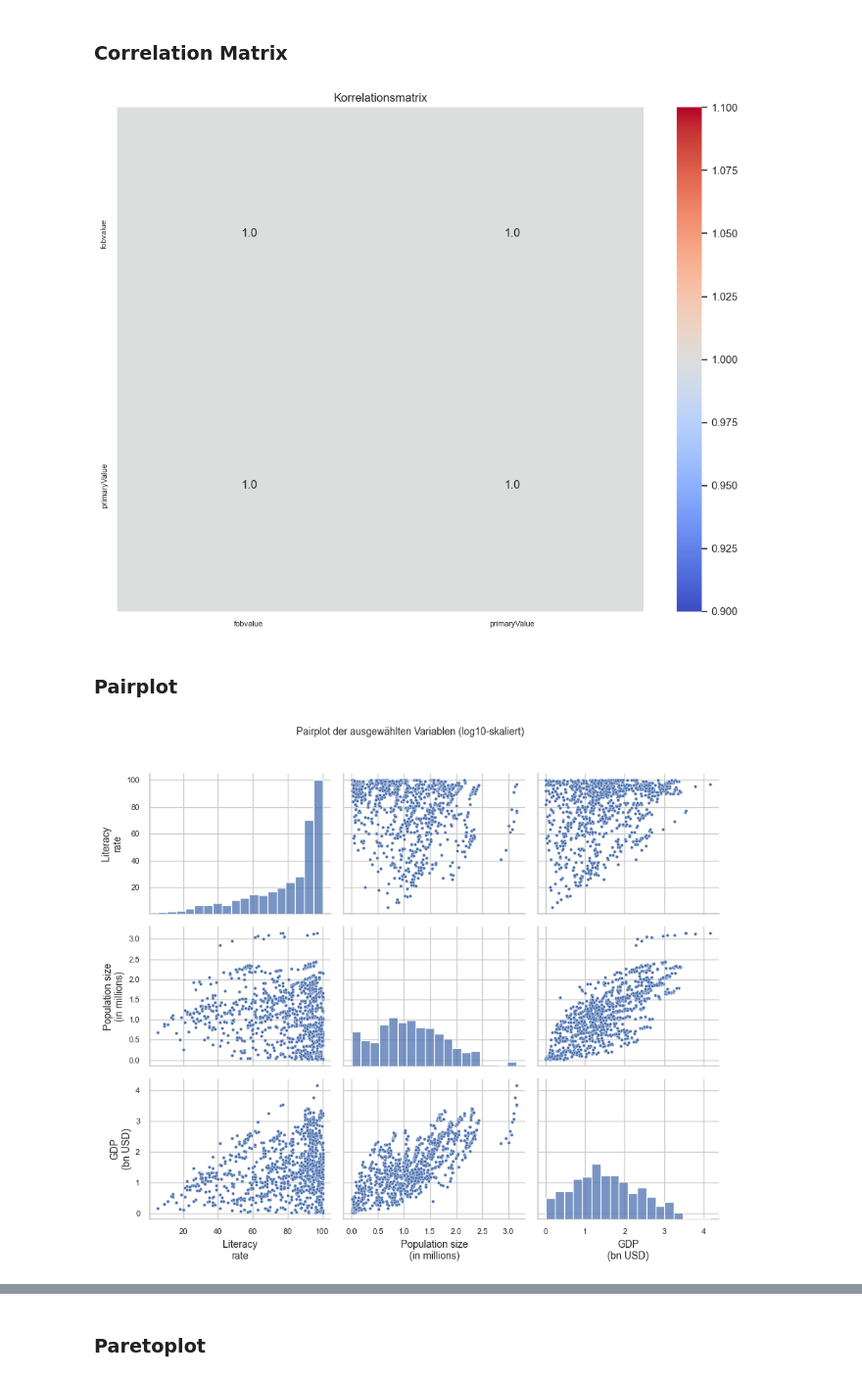
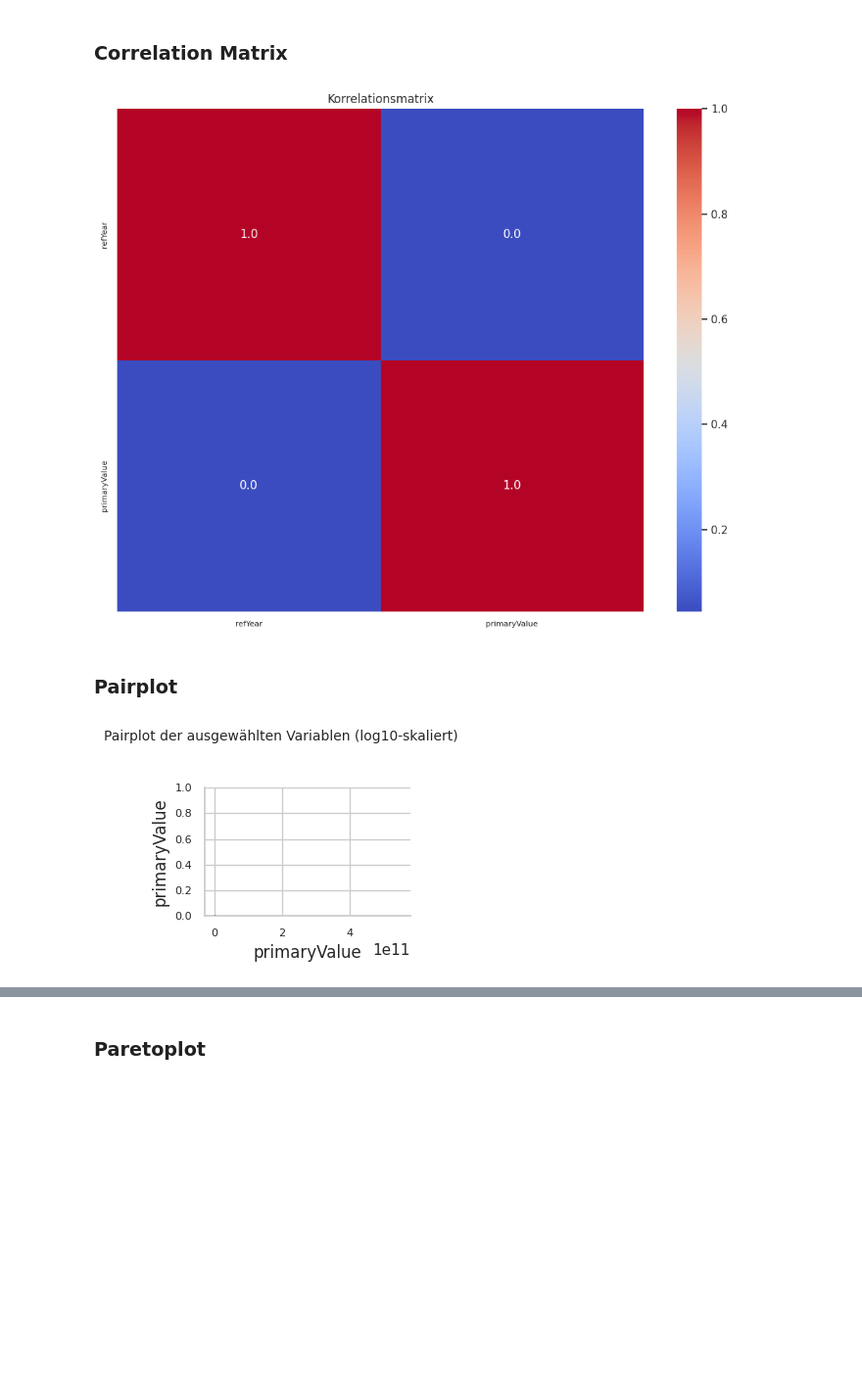
Before and after one commit to PaulJuVo/Data-Mining-SS25, a Jupyter notebook: notebooks/trade_data.ipynb, the cells around one changed output, grey strips where cells are left out. Shown at 98% size. Drawn from its saved outputs; the diff is of its cells as text; code cells hidden in the pictures; blank space fills up the shorter version.

Commit message:
Trade_Daten_1 analysiert

```diff
--- a/notebooks/trade_data.ipynb
+++ b/notebooks/trade_data.ipynb
@@ -24,10 +24,8 @@ from matplotlib.patches import Patch
 ## Indicators
 # %%
 # Dateien einlesen
-part1 = pd.read_excel("../data/un_comtrade/trade_data.xlsx", sheet_name="Sheet1")
+df_trade = pd.read_excel("../data/un_comtrade/trade_data_all_hs.xlsx", sheet_name="Sheet1")
 
-# Zusammenführen
-year_df_combined = part1
-year_df_combined
+df_trade.head()
 # %% [output]
 |  | typeCode | freqCode | refPeriodId | refYear | refMonth | period | reporterCode | reporterISO | reporterDesc | ... |
@@ -71,15 +63,11 @@ desired_columns = [
     'refYear',
     'reporterISO',
     'reporterDesc',
-    'cifvalue',
-    'fobvalue',
     'primaryValue',
-    'flowDesc',
-    'cmdCode',
 ]
 
 # Nur die ersten 4 Spalten und die gewünschten behalten
-df_filtered = year_df_combined[desired_columns]
+df_filtered = df_trade[desired_columns]
 df = df_filtered
 # %% [markdown]
 ## Initial Data Analysis (IDA)
@@ -177,5 +149,5 @@ df.describe(include='all').T
 # %% [markdown]
 ## Delete Import
 # %%
-df = df[df['flowDesc'] != 'Import']
-df.describe(include='all').T
+#df = df[df['flowDesc'] != 'Import']
+# df.describe(include='all').T
@@ -231,6 +203,6 @@ Visually: histograms
 # %%
 
 # Kategorische Daten als "category" casten
-categorical_columns = ['refYear','reporterISO','reporterDesc','flowDesc','cmdCode']
+categorical_columns = ['reporterISO','reporterDesc']
 for col in categorical_columns:
     df[col] = df[col].astype('category')
@@ -271,7 +253,7 @@ for col in num_cols:
 ### Correlation Matrix
 # %%
 
-df_filtered = df.drop(columns=["cifvalue"])
+#df_filtered = df.drop(columns=["cifvalue"])
 
 # Numerische Spalten auswählen, aber 'index' und 'Year' ausschließen
 exclude_cols = ['index', 'Year']
@@ -289,51 +271,48 @@ plt.tight_layout()
 plt.savefig('korrelationsmatrix.png', dpi=600)
 plt.show()
 # %% [output]
-[figure, old version]
+[figure, new version]
 # %% [markdown]
 ### Pairplot
 # %%
+# macht kein sinn, weil nur ein wert
 # Drei ausgewählte Variablen
 selected_cols = [
-    'Literacy rate',
-    'Population size in millions',
-    'Gross Domestic Product billions of U.S. dollars'
+    'primaryValue'
 ]
 
 # Achsentitel in zwei Zeilen umformatieren
 label_map = {
-    'Literacy rate': 'Literacy\nrate',
-    'Population size in millions': 'Population size\n(in millions)',
-    'Gross Domestic Product billions of U.S. dollars': 'GDP\n(bn USD)'
+    'primaryValue: primaryValue'
 }
 
 # Log-Skalierung anwenden (außer 'Literacy rate')
 df_log = df[selected_cols].dropna().copy()
 df_log[selected_cols[1:]] = df_log[selected_cols[1:]].apply(lambda x: np.log10(x + 1))
 
 # Pairplot mit kleineren Punkten
 g = sns.pairplot(
     df_log,
     height=2.5,
     aspect=1.2,
     plot_kws={'s': 10}
 )
 
 # Achsenbeschriftungen anpassen (2-zeilig, größer)
 for ax in g.axes.flatten():
     if ax is not None:
         xlabel = ax.get_xlabel()
         ylabel = ax.get_ylabel()
         if xlabel in label_map:
             ax.set_xlabel(label_map[xlabel], fontsize=10)
         if ylabel in label_map:
             ax.set_ylabel(label_map[ylabel], fontsize=10)
         ax.tick_params(axis='both', labelsize=8)
 
 # Titel und Layout
 plt.suptitle('Pairplot der ausgewählten Variablen (log10-skaliert)', y=1.02, fontsize=10)
 plt.tight_layout()
 plt.show()
 # %% [output]
-[figure, old version]
+[figure, new version]
 # %%
```
Also changed, not shown: parts of 16 cells of this notebook, 1 other file.
